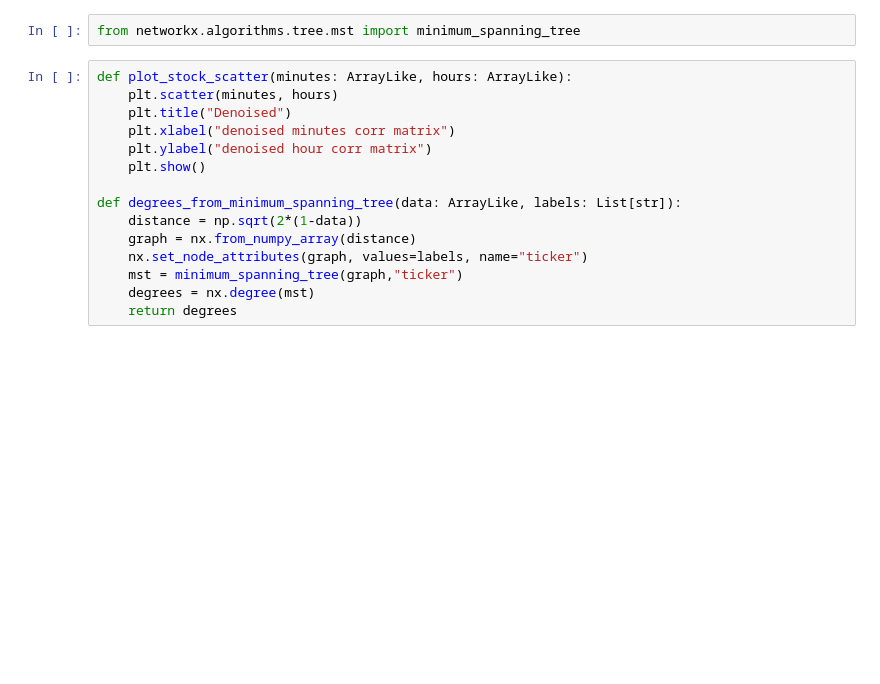
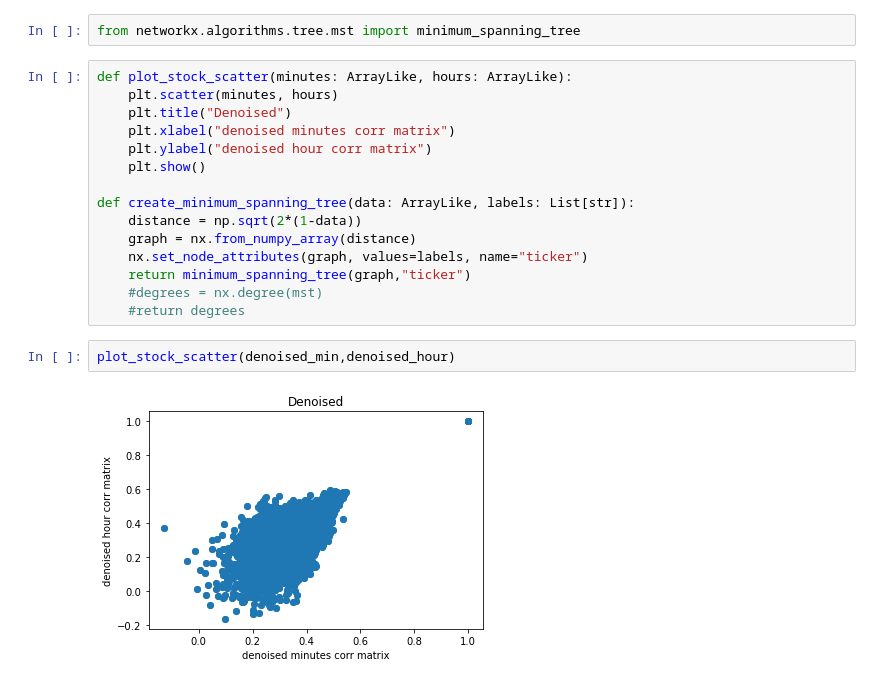
Before and after one commit to moerfii/network_science_uzh, a Jupyter notebook: assignment_7/LASTNAME_NAME_ex07.ipynb, the cells around one changed output. Cells and saved outputs as stored; diff of their text form; blank space fills up the shorter version.

```diff
--- a/assignment_7/LASTNAME_NAME_ex07.ipynb
+++ b/assignment_7/LASTNAME_NAME_ex07.ipynb
@@ -87,11 +133,15 @@ def plot_stock_scatter(minutes: ArrayLike, hours: ArrayLike):
     plt.ylabel("denoised hour corr matrix")
     plt.show()
 
-def degrees_from_minimum_spanning_tree(data: ArrayLike, labels: List[str]):
+def create_minimum_spanning_tree(data: ArrayLike, labels: List[str]):
     distance = np.sqrt(2*(1-data))
     graph = nx.from_numpy_array(distance)
     nx.set_node_attributes(graph, values=labels, name="ticker")
-    mst = minimum_spanning_tree(graph,"ticker")
-    degrees = nx.degree(mst)
-    return degrees
+    return minimum_spanning_tree(graph,"ticker")
+    #degrees = nx.degree(mst)
+    #return degrees
+# %%
+plot_stock_scatter(denoised_min,denoised_hour)
+# %% [output]
+[figure, added]
 # %%
```
Also changed, not shown: parts of 10 cells of this notebook.
